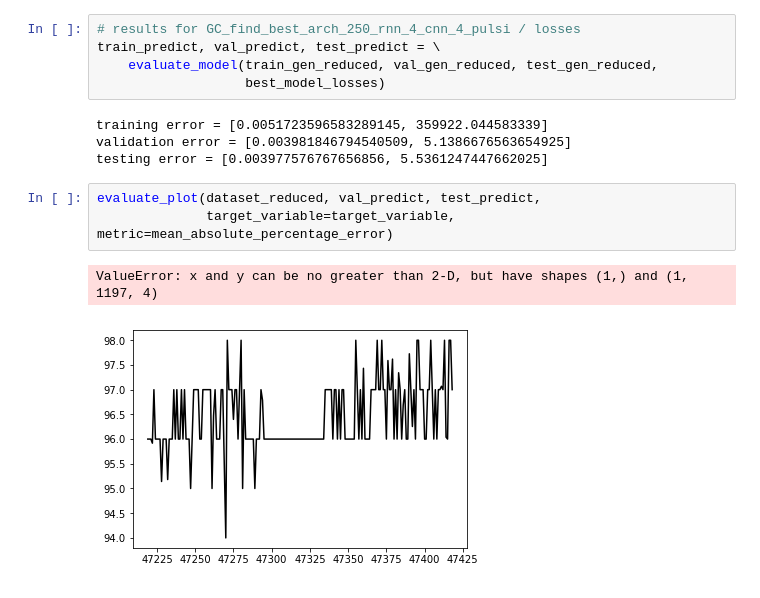
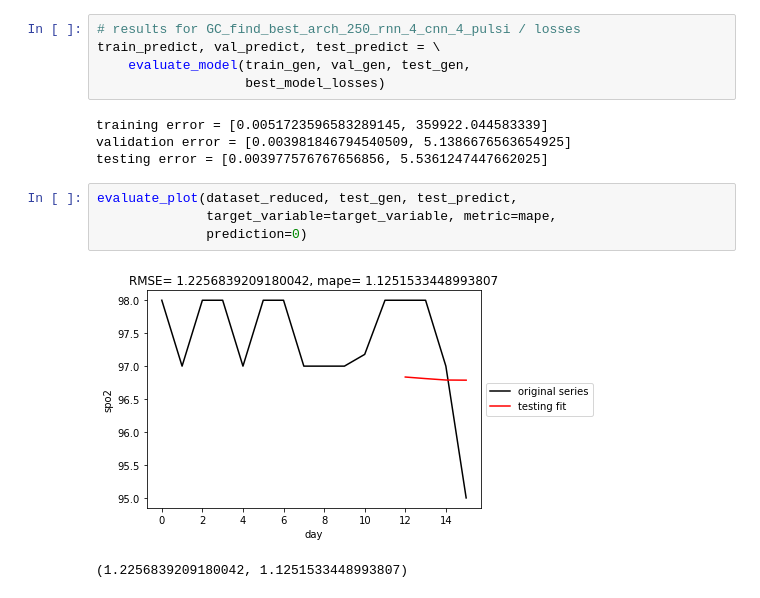
Before and after one commit to lrnzcig/sisifoDL, a Jupyter notebook: test-model-perf.ipynb, the cells around one changed output. Cells and saved outputs as stored; diff of their text form.

Commit message:
including evaluation plots

```diff
--- a/test-model-perf.ipynb
+++ b/test-model-perf.ipynb
@@ -380,15 +380,16 @@ testing error = [0.0056932556761420654, 7.3281114359438675]
 # %%
 # results for GC_find_best_arch_250_rnn_4_cnn_4_pulsi / losses
 train_predict, val_predict, test_predict = \
-    evaluate_model(train_gen_reduced, val_gen_reduced, test_gen_reduced,
+    evaluate_model(train_gen, val_gen, test_gen,
                    best_model_losses)
 # %% [output]
 training error = [0.0051723596583289145, 359922.044583339]
 validation error = [0.003981846794540509, 5.1386676563654925]
 testing error = [0.003977576767656856, 5.5361247447662025]
 # %%
-evaluate_plot(dataset_reduced, val_predict, test_predict,
-              target_variable=target_variable, metric=mean_absolute_percentage_error)
+evaluate_plot(dataset_reduced, test_gen, test_predict,
+              target_variable=target_variable, metric=mape,
+              prediction=0)
 # %% [output]
+[figure, new version]
-ValueError: x and y can be no greater than 2-D, but have shapes (1,) and (1, 1197, 4)
+(1.2256839209180042, 1.1251533448993807)
-[figure, old version]
```
Also changed, not shown: parts of 9 cells of this notebook, 1 other file.
